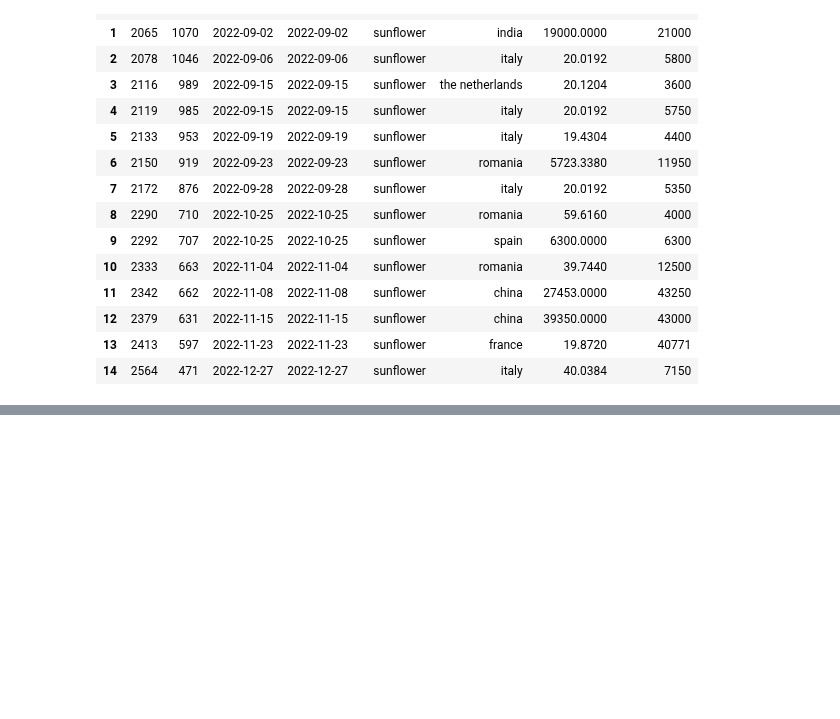
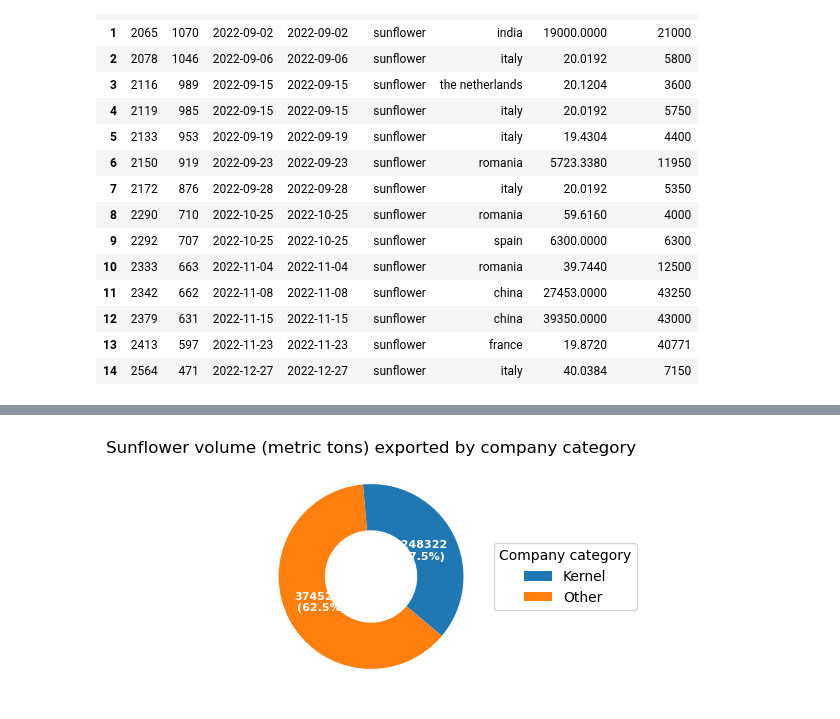
Before and after one commit to uchicago-dsi/oakland-institute-ukraine, a Jupyter notebook: notebooks/export_data.ipynb, the cells around one changed output, grey strips where cells are left out. Saved outputs shown, nothing was run; the diff lists cells and outputs as text; code cells hidden in the pictures; blank space fills up the shorter version.

```diff
--- a/notebooks/export_data.ipynb
+++ b/notebooks/export_data.ipynb
@@ -136,0 +145,8 @@ Number of matches:  15
+# %%
+# We can also sum all sunflower exports of Kernel in the IG and divide them by the total sunflower exports from BSGI but this doesn't make a lot of sense
+# if we suspect that companies can export by other ports
+ig_filt = ig.loc[ig.loc[:, "date"] >= "2022-08-03"]
+df = estimate_weights(ig_filt, "weight_ton", bsgi, "weight_ton", "sunflower")
+plot_pie(df["company"], df["weight"], "Company category", "Sunflower volume (metric tons) exported by company category")
+# %% [output]
+[figure, added]
```
Also changed, not shown: parts of 5 cells of this notebook.
